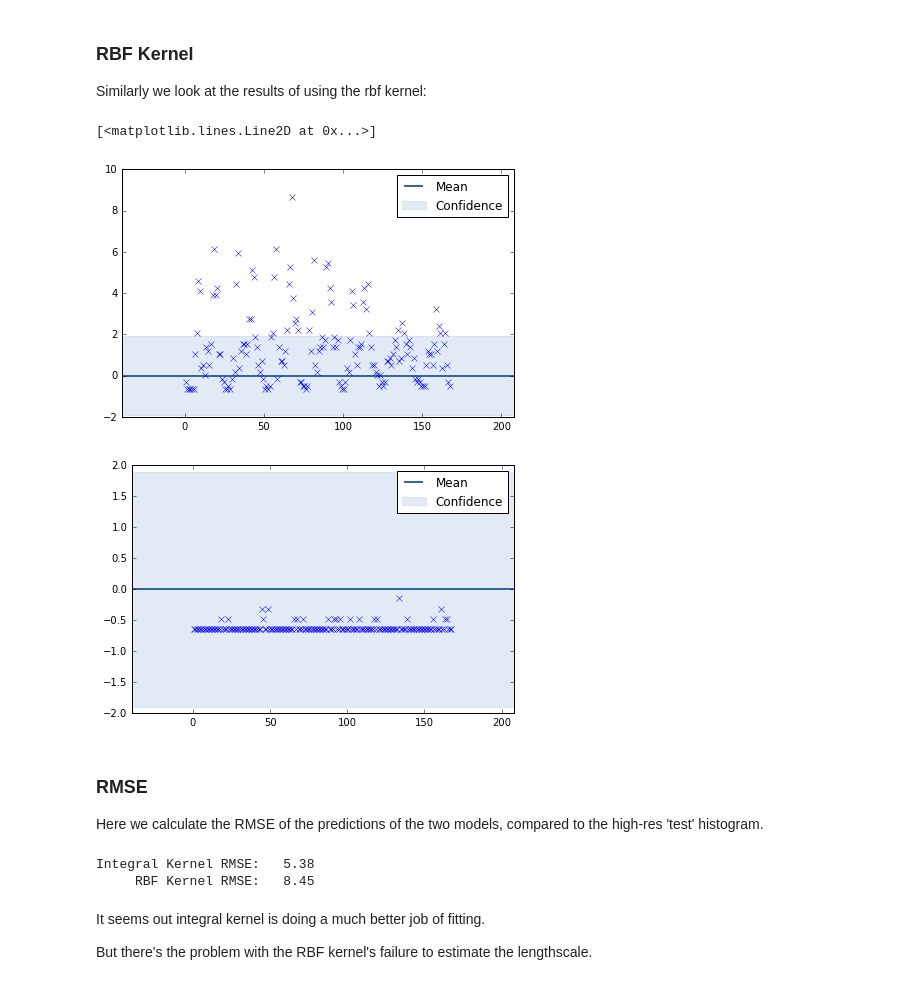
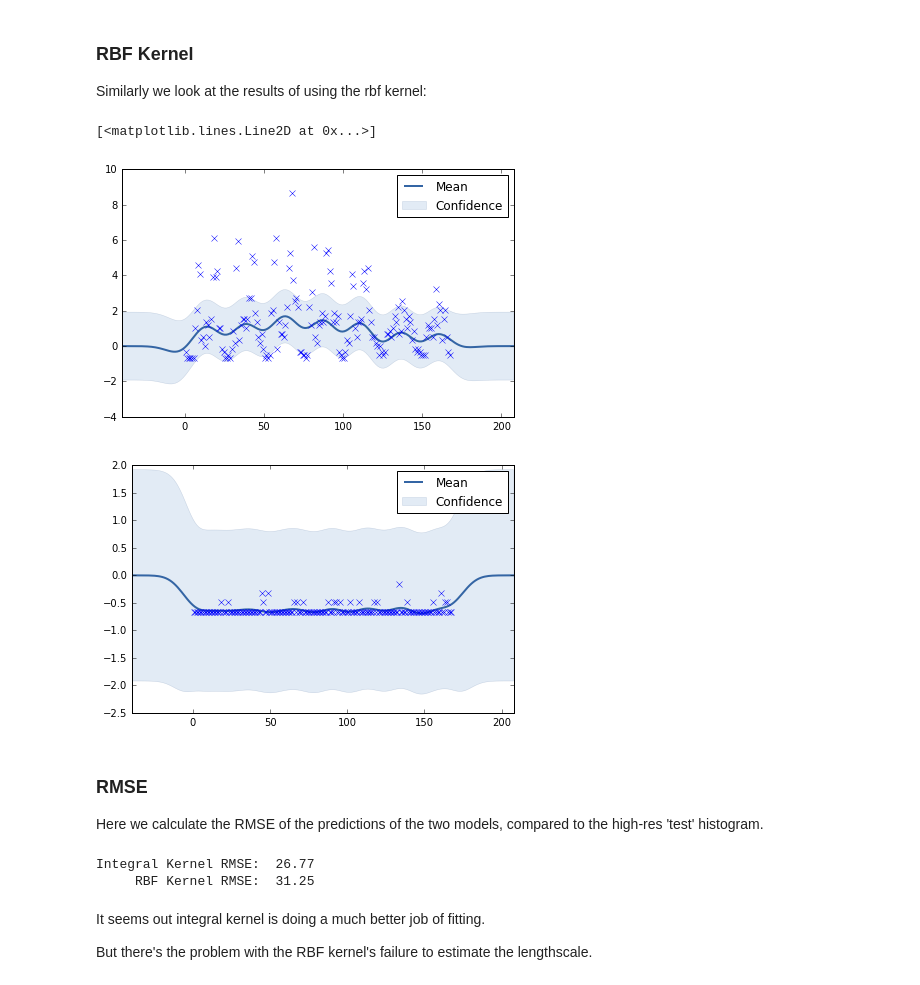
Before and after one commit to lionfish0/dp, a Jupyter notebook: New york bike hire.ipynb, the cells around one changed output. Drawn from its saved outputs; the diff is of its cells as text; code cells hidden in the pictures.

```diff
--- a/New york bike hire.ipynb
+++ b/New york bike hire.ipynb
@@ -126,11 +127,14 @@ def generate_Gaussian_DP_noise(sigma,shape):
     noise = np.random.normal(0,sigma,shape)
     return noise
 
-def bin_dataframe(df,axes,verbose=True):
+def bin_dataframe(df,axes,density=True,verbose=True):
 #Bins the data in a dataframe, by the list of tuples in 'axes'.
 #each tuple specifies the name of a column and the range and step size to bin it with, e.g.:
 #[('seconds',0,24*3600,60*5),('gender',None,None,1)] or leave out the range,
 #and just provide a single step size, and let the tool decide on the bounds
+#
+#If density is true, then the result is divided by the area of the bins, to give a
+#density. Useful if comparing between different bin sizes, etc.
 #
 #returns:
 #output = histogram
@@ -163,13 +167,17 @@ def bin_dataframe(df,axes,verbose=True):
     data = df[[axis[0] for axis in axes]].as_matrix()
 
     output = np.histogramdd(data,bins)[0]
+    area = np.prod([b[3] for b in axes])
+    output /= area
     if verbose:
         bincount = np.prod([len(b)-1 for b in bins])
         print("Bin count: %d" % bincount)
         datacount =  (df.shape[0])
         print("Data Length: %d" % datacount)
         print("Average occupancy: %0.2f" % (1.0*datacount/bincount))
-        print("%0.2f%% of data were not included." % (100*(1-(np.sum(output)/df.shape[0]))))
+        print("Area: %0.5f" % area)
+        print("Area x Density: %0.4f" % (np.sum(output)*area))
+        print("%0.2f%% of data were not included." % (100*(1-((np.sum(output)*area)/datacount))))
 
     area_row_form = buildlist(bins)
     point_row_form = findcentres(area_row_form)
@@ -253,7 +263,8 @@ Param([ 4.41941936,  0.30015043])
 rbfkernel = GPy.kern.RBF(input_dim=point_row_form.shape[1], lengthscale=init_length_scales, ARD=True)
 m_rbf = GPy.models.GPRegression(1.0*point_row_form,1.0*noisy_output[:,None],rbfkernel)
 m_rbf.rbf.variance = 100.0
-m_rbf.rbf.lengthscale=[6.313,0.271] #TODO!! WHY DO WE HAVE TO SET THE LENGTHSCALE FOR THE RBF KERNEL!?!?!?!
-
+m_rbf.rbf.lengthscale=[4.49,0.295] #TODO!! WHY DO WE HAVE TO SET THE LENGTHSCALE FOR THE RBF KERNEL!?!?!?!
+m_rbf.rbf.lengthscale.constrain_bounded(0.1,10)
 #Optimise the RBF kernel
-m_rbf.optimize(messages=True)
+m_rbf.optimize_restarts(messages=True)
+#m_rbf.optimize(messages=True)
@@ -288,15 +326,15 @@ Similarly we look at the results of using the rbf kernel:
 # %%
 m_rbf.plot(fixed_inputs=[(1,5.0/60)],plot_data=False)
 sel = point_row_form_test[:,1]==5.0/60
-plt.plot(point_row_form_test[sel,0],((output_row_form_test[sel]*area/area_test)-normalisation_mean)/normalisation_std,'x')
+plt.plot(point_row_form_test[sel,0],((output_row_form_test[sel])-normalisation_mean)/normalisation_std,'x')
 
 m_rbf.plot(fixed_inputs=[(1,45.0/60)],plot_data=False)
 sel = point_row_form_test[:,1]==45.0/60
-plt.plot(point_row_form_test[sel,0],((output_row_form_test[sel]*area/area_test)-normalisation_mean)/normalisation_std,'x')
+plt.plot(point_row_form_test[sel,0],((output_row_form_test[sel])-normalisation_mean)/normalisation_std,'x')
 # %% [output]
 [<matplotlib.lines.Line2D at 0x...>]
-[figure, old version]
+[figure, new version]
-[figure, old version]
+[figure, new version]
 # %% [markdown]
 ### RMSE
 
@@ -316,9 +357,9 @@ for point_row,area_row,op in zip(point_row_form_test,area_row_form_test,output_r
 # %%
-print("Integral Kernel RMSE: %6.2f" % (np.sqrt(sse)/len(output_row_form)))
-print("     RBF Kernel RMSE: %6.2f" % (np.sqrt(rbf_sse)/len(output_row_form)))
+print("Integral Kernel RMSE: %6.2f" % np.sqrt(mean_squared_error(int_means,output_row_form_test)))
+print("     RBF Kernel RMSE: %6.2f" % np.sqrt(mean_squared_error(rbf_means,output_row_form_test)))
 # %% [output]
-Integral Kernel RMSE:   5.38
-     RBF Kernel RMSE:   8.45
+Integral Kernel RMSE:  26.77
+     RBF Kernel RMSE:  31.25
 # %% [markdown]
 It seems out integral kernel is doing a much better job of fitting.
 
```
Also changed, not shown: parts of 21 cells of this notebook.
